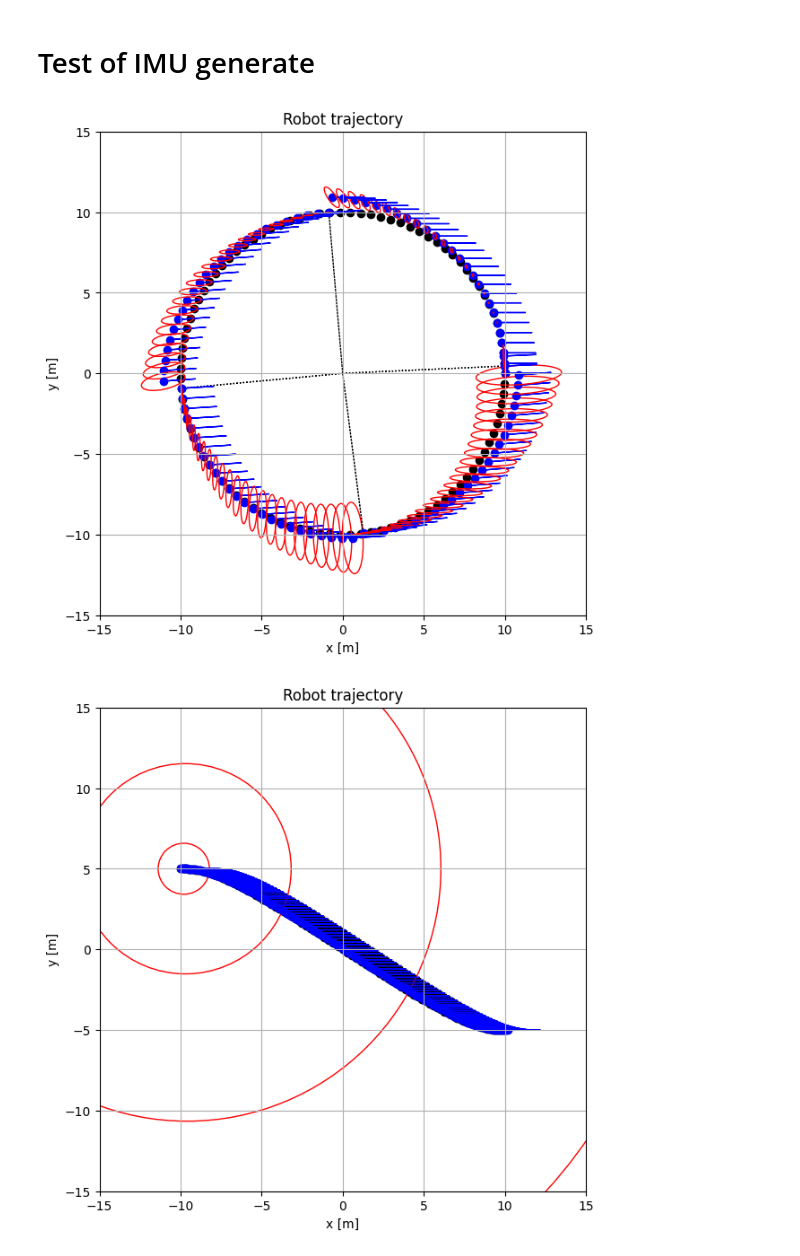
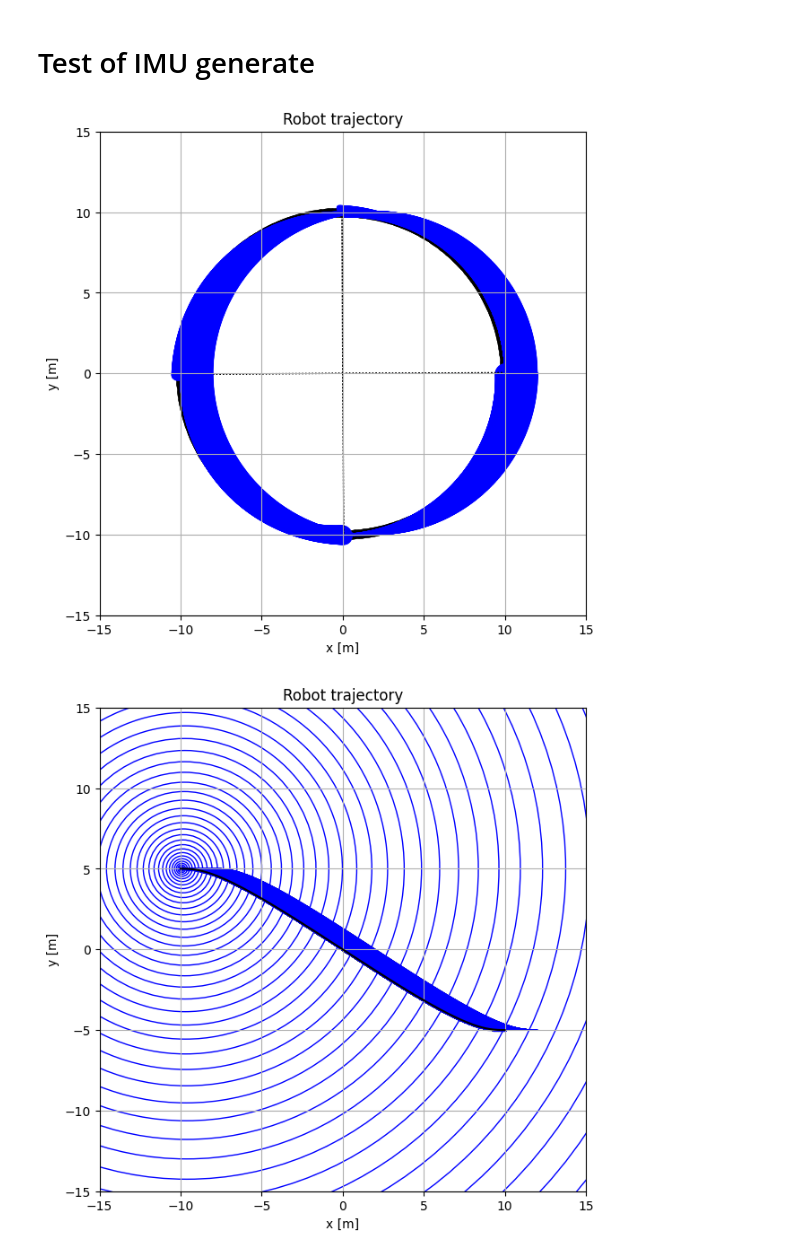
Before and after one commit to MarcusLariJ/UWB_Rasberry, a Jupyter notebook: Sim/test_env.ipynb, the cells around one changed output. Saved outputs shown, nothing was run; the diff lists cells and outputs as text; code cells hidden in the pictures.

```diff
--- a/Sim/test_env.ipynb
+++ b/Sim/test_env.ipynb
@@ -62,8 +62,8 @@ rp.plot_measurement(ax, mmi.x, mmk.x)
 # Test of IMU generate
 # %%
 # IMU measurements:
-dt = 0.1
-pos, y_IMU, x0 = traj.gen_circ_traj_norot(10, 100, dt=dt)
+dt = 0.01
+pos, y_IMU, x0 = traj.gen_circ_traj_norot(10, 2000, dt=dt)
 
 mmi = mf.MotionModel(x0=x0, dt=dt, Q=np.diag([1e6, 1e6, 1e6, 0.00001, 0.00001, 0.00001]))
 measi = mf.MeasModel(R=np.diag([0.0001, 0.0001, 0.1, 0.1, 0.1]))
@@ -102,41 +102,41 @@ mmi.predict()
 mmi.propagate()
 rp.plot_position2(ax, mmi.x, mmi.P)
 # %% [output]
-[figure, old version]
+[figure, new version]
 # %%
 # generate reference trajectory
-dt = 0.1
+dt = 0.01
 x0 = np.zeros((mf.STATE_LEN, 1))
 xf = np.zeros((mf.STATE_LEN, 1))
 x0[:6] = np.array([[0],[0],[-10],[5],[1],[0]])
 xf[:6] = np.array([[0],[0],[10],[-5],[1],[0]])
 pos, y_IMU = traj.gen_poly_traj(x0, xf, t0=0, tf=10, dt=dt)
 
 # Setup robot models:
 mmi = mf.MotionModel(x0=x0, dt=dt, Q=np.diag([1e6, 1e6, 1e6, 0.00001, 0.00001, 0.00001]))
 measi = mf.MeasModel(R=np.diag([0.0001, 0.0001, 0.1, 0.1, 0.1]))
 xaj = np.zeros((mf.STATE_LEN, 1)); xaj[mf.X_P] = np.array([[5],[5]])
 mmj = mf.MotionModel(x0=xaj, dt=dt)
 measj = mf.MeasModel()
 
 # Plot trajectory
 fig, ax = rp.setup_plot()
 rp.plot_position(ax, pos, color='black')
 
 # Run algoritm
 rp.plot_position2(ax, mmi.x, mmi.P)
 meas_num = y_IMU.shape[1]
 for i in range(meas_num):
     xnew = mmi.x
     xnew[mf.X_W] = y_IMU[0,i:i+1]
     xnew[mf.X_A] = mf.RM(pos[0,i]) @ y_IMU[1:,i:i+1]
     mmi.x = xnew
     mmi.predict()
     mmi.propagate()
     #mf.KF_IMU(mmi, measi, y_IMU[:,i:i+1])
     rp.plot_position2(ax, mmi.x, mmi.P)
 mmi.predict()
 mmi.propagate()
 rp.plot_position2(ax, mmi.x, mmi.P)
 # %% [output]
-[figure, old version]
+[figure, new version]
```
Also changed, not shown: parts of 1 cell of this notebook, 21 other files.
